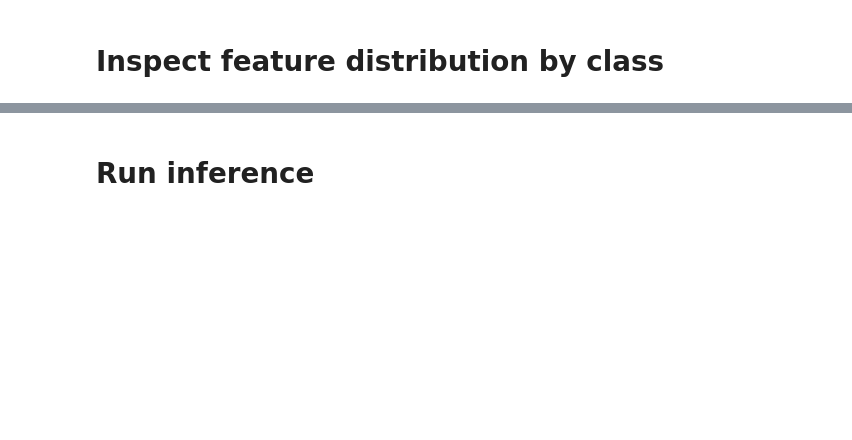
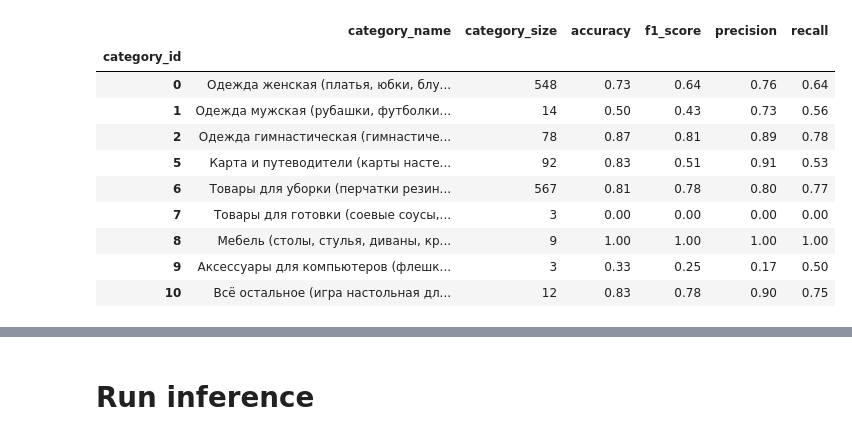
Before and after one commit to tony-pitchblack/marketplace_analytics, a Jupyter notebook: competitors-xgb/xgb_inference.ipynb, the cells around one changed output, grey strips where cells are left out. Cells and saved outputs as stored; diff of their text form; code cells hidden in the pictures; blank space fills up the shorter version.

```diff
--- a/competitors-xgb/xgb_inference.ipynb
+++ b/competitors-xgb/xgb_inference.ipynb
@@ -41 +102,19 @@ model.load_model(xgb_model_path)
+# %%
+SPLIT_IDX = 2
+
+df_model_dev_results_per_category_split = pd.read_csv(Path(MODEL_CKPT_DIR) / f'dev_results_per_category_split={SPLIT_IDX}.csv')
+df_model_dev_results_per_category_split.set_index('category_id', inplace=True)
+df_model_dev_results_per_category_split
+# %% [output]
+|  | category_name | category_size | accuracy | f1_score | precision | recall |
+| category_id |  |  |  |  |  |  |
+| 0 | Одежда женская (платья, юбки, блу... | 548 | 0.73 | 0.64 | 0.76 | 0.64 |
+| 1 | Одежда мужская (рубашки, футболки... | 14 | 0.50 | 0.43 | 0.73 | 0.56 |
+| 2 | Одежда гимнастическая (гимнастиче... | 78 | 0.87 | 0.81 | 0.89 | 0.78 |
+| 5 | Карта и путеводители (карты насте... | 92 | 0.83 | 0.51 | 0.91 | 0.53 |
+| 6 | Товары для уборки (перчатки резин... | 567 | 0.81 | 0.78 | 0.80 | 0.77 |
+| 7 | Товары для готовки (соевые соусы,... | 3 | 0.00 | 0.00 | 0.00 | 0.00 |
+| 8 | Мебель (столы, стулья, диваны, кр... | 9 | 1.00 | 1.00 | 1.00 | 1.00 |
+| 9 | Аксессуары для компьютеров (флешк... | 3 | 0.33 | 0.25 | 0.17 | 0.50 |
+| 10 | Всё остальное (игра настольная дл... | 12 | 0.83 | 0.78 | 0.90 | 0.75 |
 # %%
@@ -85,2 +143,0 @@ df_model = pd.read_csv(MODEL_DATA_FILE).astype(enforced_dtypes)
-# %% [markdown]
-# Inspect feature distribution by class
```
Also changed, not shown: parts of 20 cells of this notebook, 44 other files.
